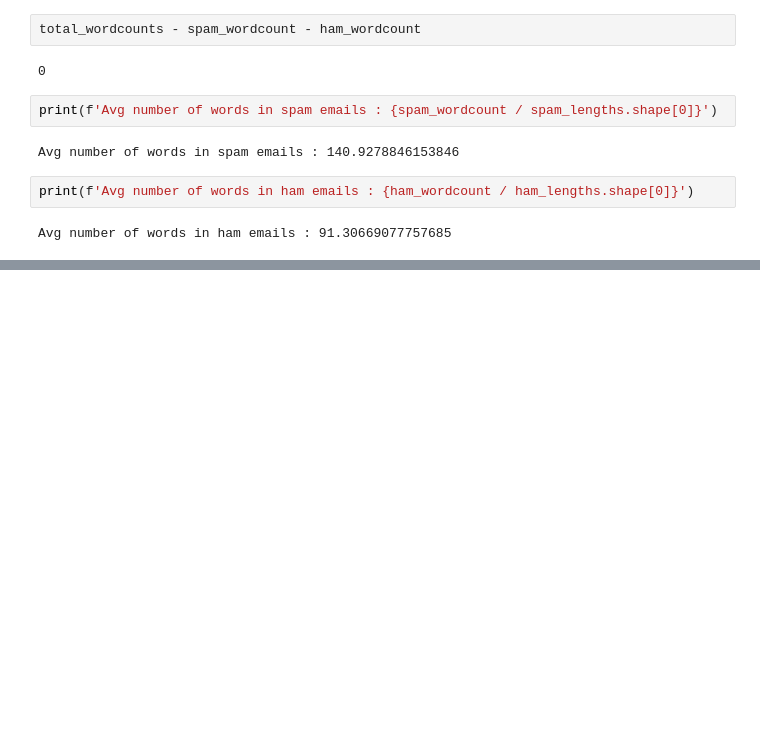
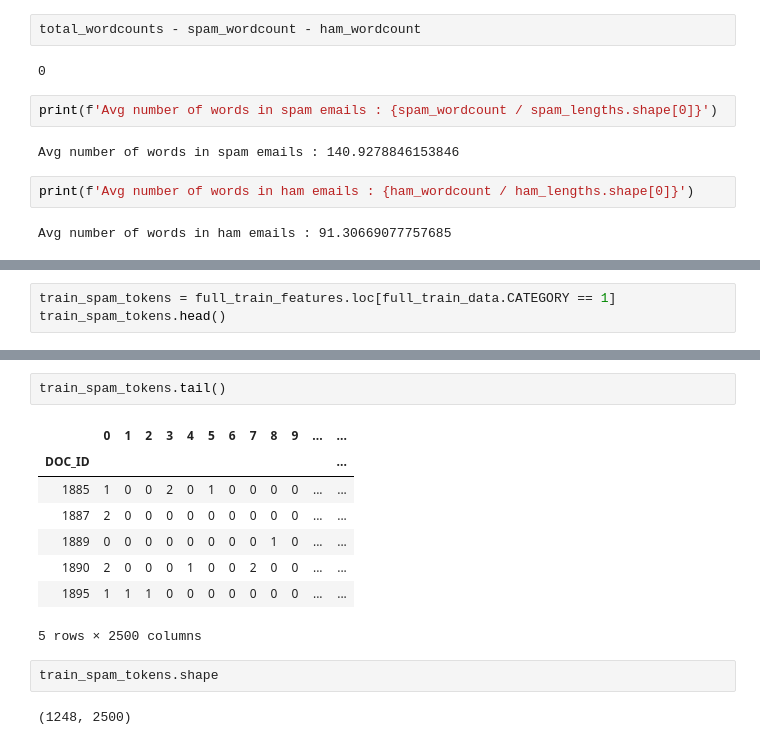
Before and after one commit to Nagaraj-U/Spam-Email-Classifier, a Jupyter notebook: spam classifier - Training.ipynb, the cells around one changed output, grey strips where cells are left out. Cells and saved outputs as stored; diff of their text form; blank space fills up the shorter version.

```diff
--- a/spam classifier - Training.ipynb
+++ b/spam classifier - Training.ipynb
@@ -235,0 +249,3 @@ Avg number of words in ham emails : 91.30669077757685
+# %%
+train_spam_tokens = full_train_features.loc[full_train_data.CATEGORY == 1]
+train_spam_tokens.head()
@@ -235,0 +261,15 @@ Avg number of words in ham emails : 91.30669077757685
+# %%
+train_spam_tokens.tail()
+# %% [output]
+|  | 0 | 1 | 2 | 3 | 4 | 5 | 6 | 7 | 8 | 9 | ... | ... |
+| DOC_ID |  |  |  |  |  |  |  |  |  |  |  | ... |
+| 1885 | 1 | 0 | 0 | 2 | 0 | 1 | 0 | 0 | 0 | 0 | ... | ... |
+| 1887 | 2 | 0 | 0 | 0 | 0 | 0 | 0 | 0 | 0 | 0 | ... | ... |
+| 1889 | 0 | 0 | 0 | 0 | 0 | 0 | 0 | 0 | 1 | 0 | ... | ... |
+| 1890 | 2 | 0 | 0 | 0 | 1 | 0 | 0 | 2 | 0 | 0 | ... | ... |
+| 1895 | 1 | 1 | 1 | 0 | 0 | 0 | 0 | 0 | 0 | 0 | ... | ... |
+5 rows × 2500 columns
+# %%
+train_spam_tokens.shape
+# %% [output]
+(1248, 2500)
```
Also changed, not shown: parts of 31 cells of this notebook.
